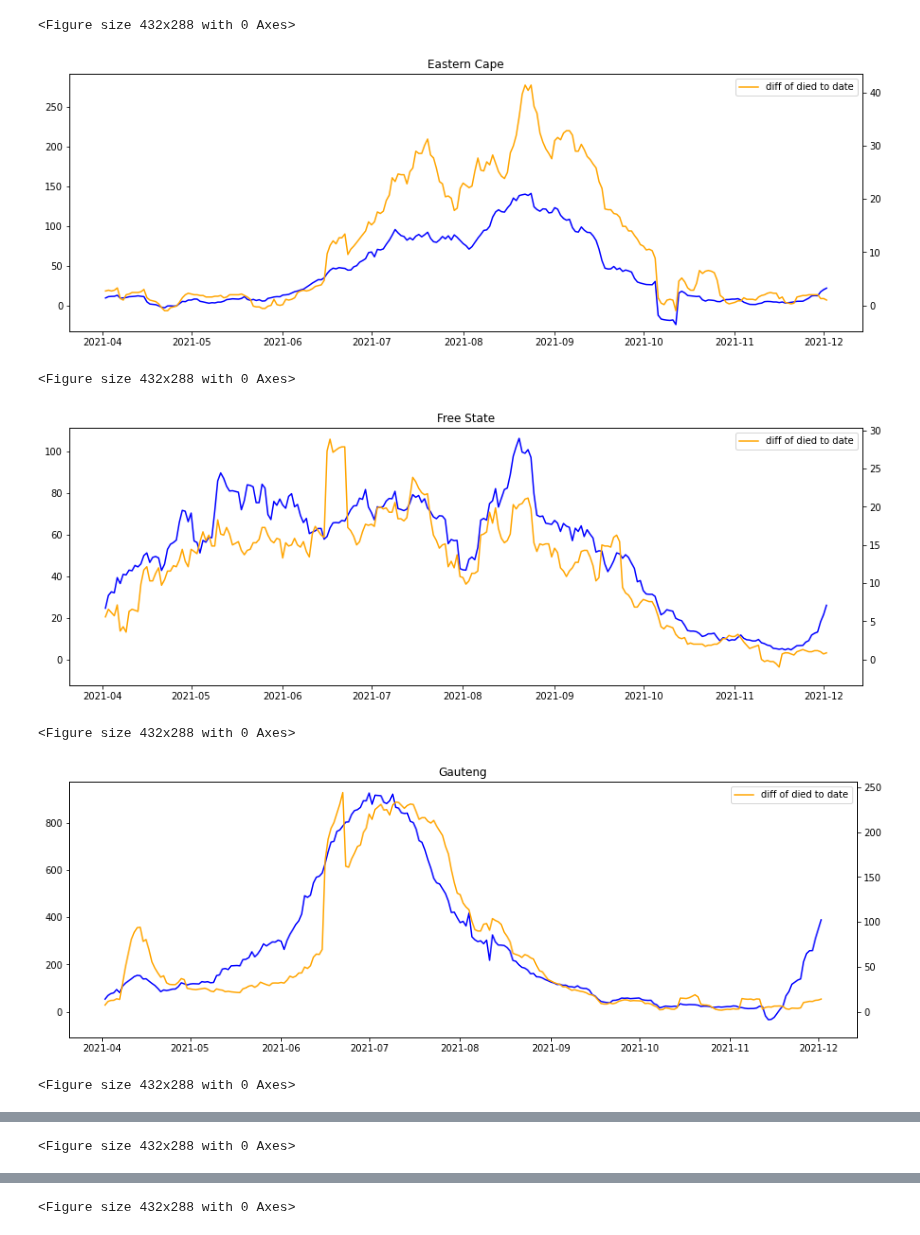
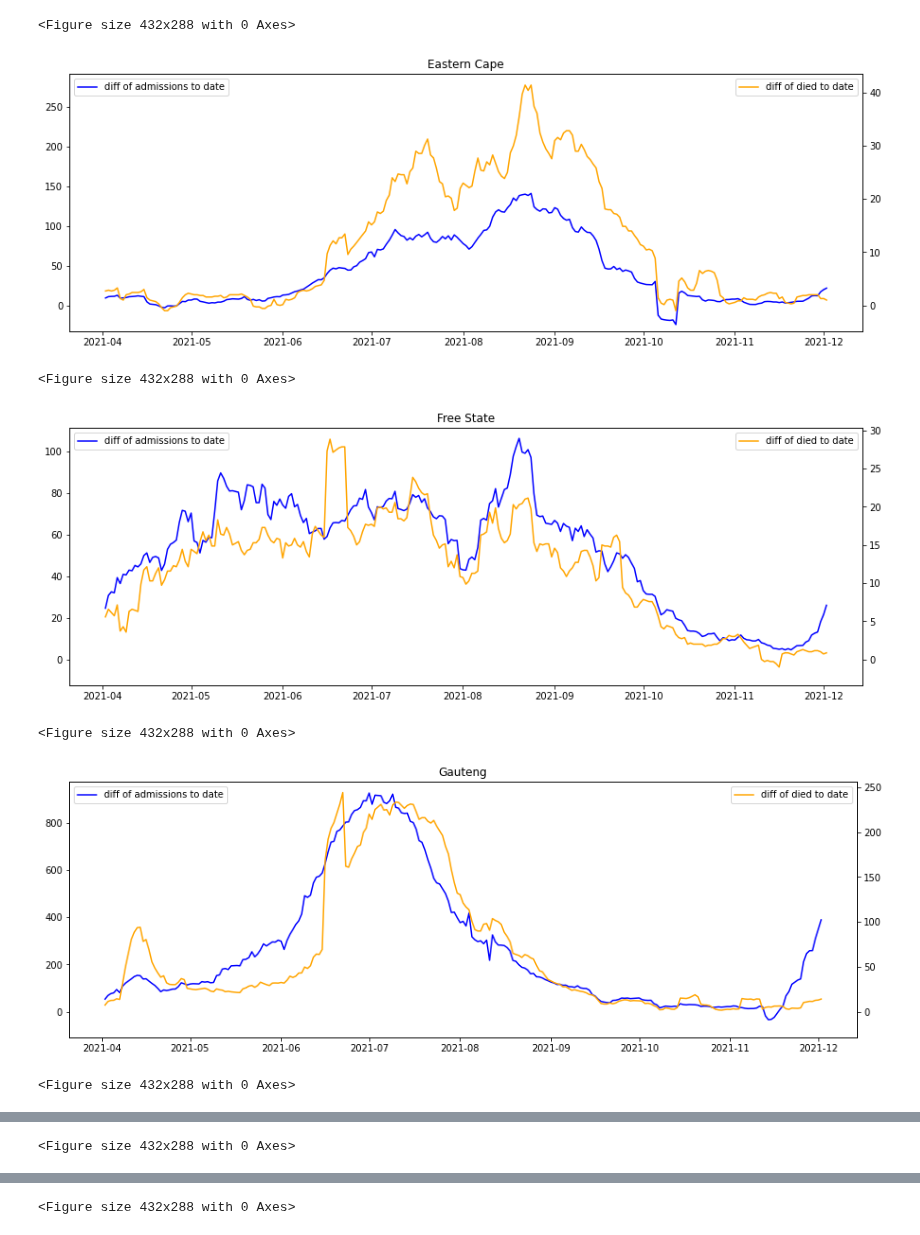
Before and after one commit to nicfreeman1209/covid-19, a Jupyter notebook: South Africa O/alex/graphs.ipynb, the cells around one changed output, grey strips where cells are left out. Cells and saved outputs as stored; diff of their text form; code cells hidden in the pictures.

```diff
--- a/South Africa O/alex/graphs.ipynb
+++ b/South Africa O/alex/graphs.ipynb
@@ -41,37 +41,38 @@ for province in provinces:
             continue
         d = data[date][province]
         x_date = datetime.datetime.strptime(date, '%Y-%m-%d')
         if x_date > endDate or x_date < startDate:
             continue
         if not "Admissions in Previous Day" in d.keys():
             continue
         y_admiss_cum.append(d["Admissions to Date"])
         y_admiss_.append(d["Admissions in Previous Day"])
         y_died_cum.append(d["Died to Date"])
         x.append(x_date)
 
     y_admiss = np.flip(np.diff(np.flip(y_admiss_cum)))
     y_admiss = np.append(y_admiss, np.nan)
     y_died = np.flip(np.diff(np.flip(y_died_cum)))
     y_died = np.append(y_died, np.nan)
     #x = x[:-1]
 
     plt.clf()
     fig, ax1 = plt.subplots(1,1, figsize=(15,5))
     ax2 = ax1.twinx()
     #plt.plot(x,N_avg(y_admiss_), label="admissions on previous day")
     ax1.plot(x,N_avg(y_admiss), label="diff of admissions to date", color="blue")
     ax2.plot(x,N_avg(y_died), label="diff of died to date", color="orange")
     plt.title(province)
-    plt.legend()
+    ax1.legend(loc="upper left")
+    ax2.legend(loc="upper right")
     mpl_axes_aligner.align.yaxes(ax1, 0, ax2, 0, 0.1)
     plt.savefig(province+".png", bbox_inches='tight', facecolor='white', transparent=False)
     plt.show()
 # %% [output]
 <Figure size 432x288 with 0 Axes>
-[figure, old version]
+[figure, new version]
 <Figure size 432x288 with 0 Axes>
-[figure, old version]
+[figure, new version]
 <Figure size 432x288 with 0 Axes>
-[figure, old version]
+[figure, new version]
 <Figure size 432x288 with 0 Axes>
```
Also changed, not shown: parts of 1 cell of this notebook.
